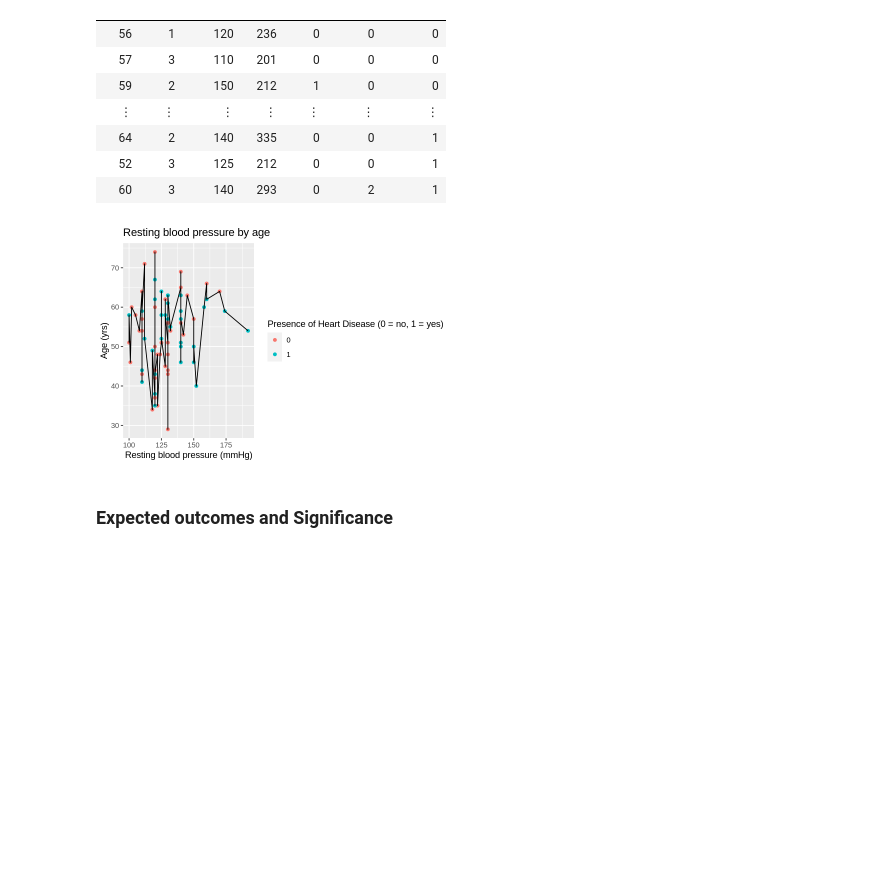
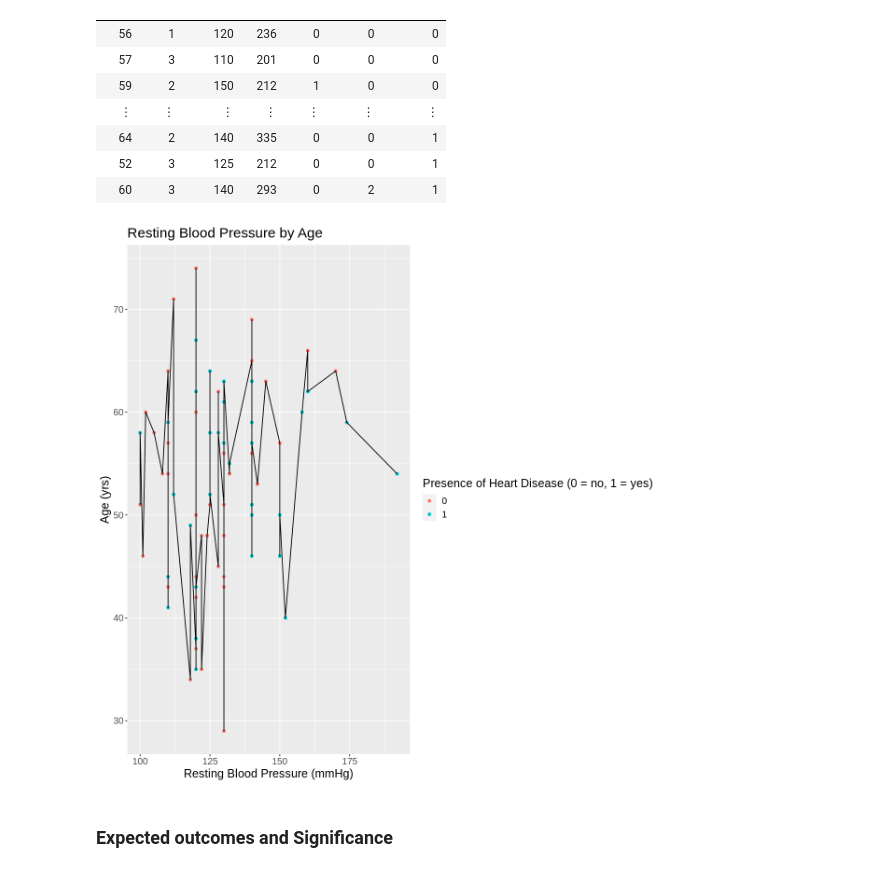
Before and after one commit to LordofSabres/Team_Pineapples_DSCI_100, a Jupyter notebook: projectproposal.ipynb, the cells around one changed output. Saved outputs shown, nothing was run; the diff lists cells and outputs as text; code cells hidden in the pictures; blank space fills up the shorter version.

Commit message:
Graph Edit

```diff
--- a/projectproposal.ipynb
+++ b/projectproposal.ipynb
@@ -91,15 +91,16 @@ A tibble: 74 × 7
 | 52 | 3 | 125 | 212 | 0 | 0 | 1 |
 | 60 | 3 | 140 | 293 | 0 | 2 | 1 |
 # %%
-
+options(repr.plot.width = 10, repr.plot.height = 10)
 training_plot <- ggplot(data_train, aes(x=trestbps, y=age)) +
     geom_point(aes(colour=condition)) +
     geom_line() +
-    ggtitle("Resting blood pressure by age") +
-    labs(x = "Resting blood pressure (mmHg)", y = "Age (yrs)", colour = "Presence of Heart Disease (0 = no, 1 = yes)")
+    ggtitle("Resting Blood Pressure by Age") +
+    labs(x = "Resting Blood Pressure (mmHg)", y = "Age (yrs)", colour = "Presence of Heart Disease (0 = no, 1 = yes)") +
+     theme(text = element_text(size = 15))
 training_plot
 # %% [output]
-[figure, old version]
+[figure, new version]
 # %% [markdown]
 ### Expected outcomes and Significance
 # %% [markdown]
```
